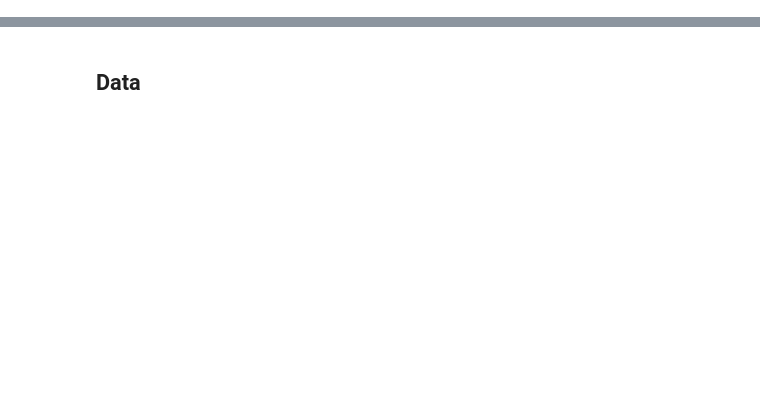
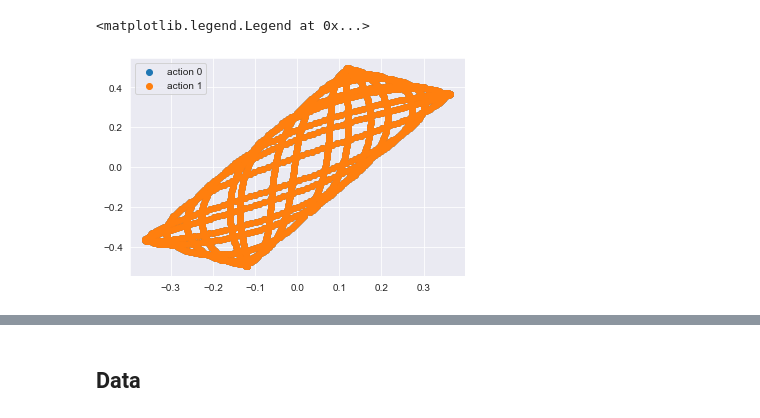
Before and after one commit to EtaoinWu/gamesim, a Jupyter notebook: experiment.ipynb, the cells around one changed output, grey strips where cells are left out. Drawn from its saved outputs; the diff is of its cells as text; code cells hidden in the pictures; blank space fills up the shorter version.

```diff
--- a/experiment.ipynb
+++ b/experiment.ipynb
@@ -153,3 +172,18 @@ for i, ax in enumerate(axs):
+# %%
+if False:
+    x, y = sim.point_trajectory().reshape(-1,2).transpose()
+    fig, ax = plt.subplots()
+    ax.scatter(x[::2], y[::2],label="player 0")
+    ax.scatter(x[1::2], y[1::2],label="player 1")
+    ax.legend()
+x, y = sim.point_trajectory()[:,1,:].transpose()
+fig, ax = plt.subplots()
+ax.scatter(x[::2], y[::2],label="action 0")
+ax.scatter(x[1::2], y[1::2],label="action 1")
+ax.legend()
+# %% [output]
+<matplotlib.legend.Legend at 0x...>
+[figure, added]
 # %%
 # Show 3D play trajectories
 n, m, *_ = mg.weight.shape
```
Also changed, not shown: parts of 10 cells of this notebook.
